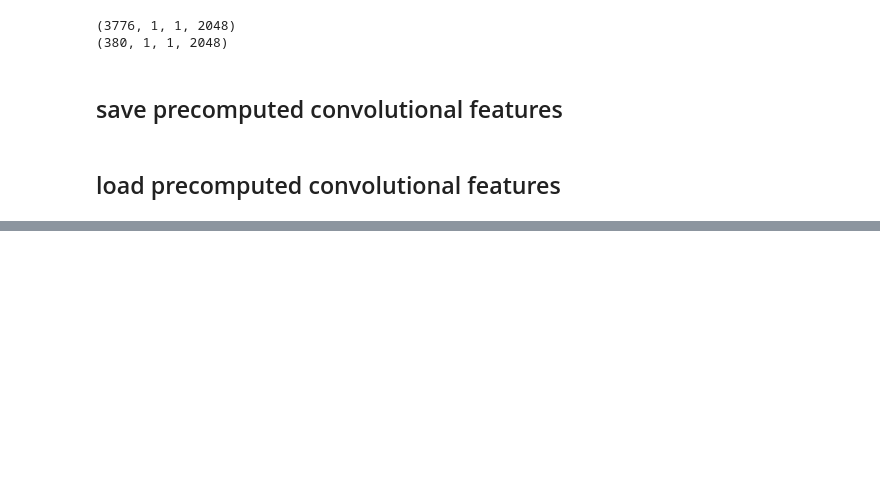
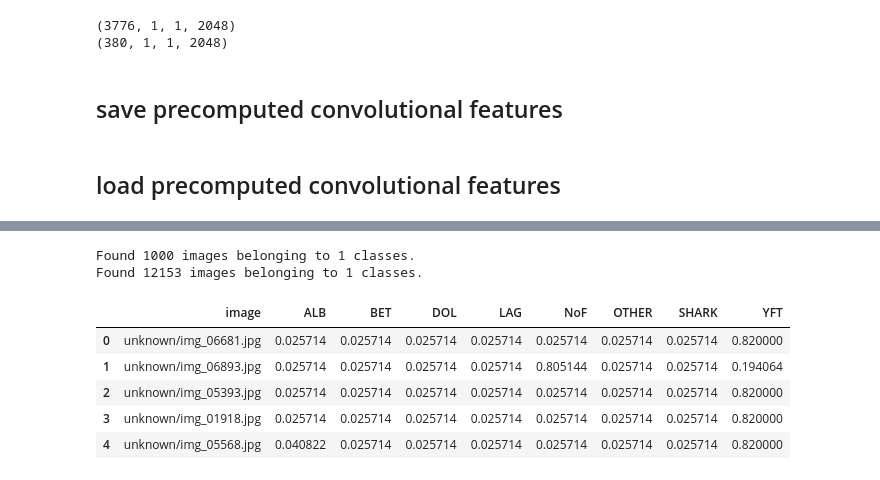
Before and after one commit to MikeHudgell/Kaggle, a Jupyter notebook: 1.0-mh-precomputed_resnet_fish.ipynb, the cells around one changed output, grey strips where cells are left out. Cells and saved outputs as stored; diff of their text form; code cells hidden in the pictures; blank space fills up the shorter version.

```diff
--- a/1.0-mh-precomputed_resnet_fish.ipynb
+++ b/1.0-mh-precomputed_resnet_fish.ipynb
@@ -436,0 +435,3 @@ ValueError: Error when checking input: expected input_7 to have shape (None, 1,
+# %%
+TEST_STG1_DIR = '/home/ubuntu/data/fish/test_stg1'
+TEST_STG2_DIR = '/home/ubuntu/data/fish/test_stg2'
@@ -436,0 +466,51 @@ ValueError: Error when checking input: expected input_7 to have shape (None, 1,
+# %%
+# Get Data
+
+test_stg1_batches = get_batches(TEST_STG1_DIR, batch_size=1, shuffle=False)
+test_stg2_batches = get_batches(TEST_STG2_DIR, batch_size=1, shuffle=False)
+# %% [output]
+Found 1000 images belonging to 1 classes.
+Found 12153 images belonging to 1 classes.
+# %%
+class_predictions = []
+
+#for one_image in test_batches:
+for _ in range(len(test_stg1_batches.filenames)):
+    ##print(one_image[0].shape)
+    #print(test_batches.next()[0].shape)
+    one_image = test_stg1_batches.next()[0]
+
+    test_conv_features = resnet_base.predict(one_image, batch_size=1)
+    prediction = classifier_model_v1.predict(test_conv_features, batch_size=1)
+    class_predictions.append(prediction[0])
+
+#for one_image in test_batches:
+for _ in range(len(test_stg2_batches.filenames)):
+    ##print(one_image[0].shape)
+    #print(test_batches.next()[0].shape)
+    one_image = test_stg2_batches.next()[0]
+
+    test_conv_features = resnet_base.predict(one_image, batch_size=1)
+    prediction = classifier_model_v1.predict(test_conv_features, batch_size=1)
+    class_predictions.append(prediction[0])
+
+assert len(class_predictions) == 13153, "The number in of predictions created is not equal to the number in stage 1 and 2"
+# %%
+preds = np.array(class_predictions)
+
+subm = do_clip(preds, 0.82, 8)
+subm_name = RESULTS_DIR+'subm_v3.csv'
+classes = ['ALB', 'BET', 'DOL', 'LAG', 'NoF', 'OTHER', 'SHARK', 'YFT']
+# %%
+import pandas as pd
+
+submission = pd.DataFrame(np.squeeze(subm), columns=classes)
+submission.insert(0, 'image', test_stg1_batches.filenames + test_stg2_batches.filenames)
+submission.head()
+# %% [output]
+|  | image | ALB | BET | DOL | LAG | NoF | OTHER | SHARK | YFT |
+| 0 | unknown/img_06681.jpg | 0.025714 | 0.025714 | 0.025714 | 0.025714 | 0.025714 | 0.025714 | 0.025714 | 0.820000 |
+| 1 | unknown/img_06893.jpg | 0.025714 | 0.025714 | 0.025714 | 0.025714 | 0.805144 | 0.025714 | 0.025714 | 0.194064 |
+| 2 | unknown/img_05393.jpg | 0.025714 | 0.025714 | 0.025714 | 0.025714 | 0.025714 | 0.025714 | 0.025714 | 0.820000 |
+| 3 | unknown/img_01918.jpg | 0.025714 | 0.025714 | 0.025714 | 0.025714 | 0.025714 | 0.025714 | 0.025714 | 0.820000 |
+| 4 | unknown/img_05568.jpg | 0.040822 | 0.025714 | 0.025714 | 0.025714 | 0.025714 | 0.025714 | 0.025714 | 0.820000 |
```
Also changed, not shown: parts of 47 cells of this notebook, 3 other files.
